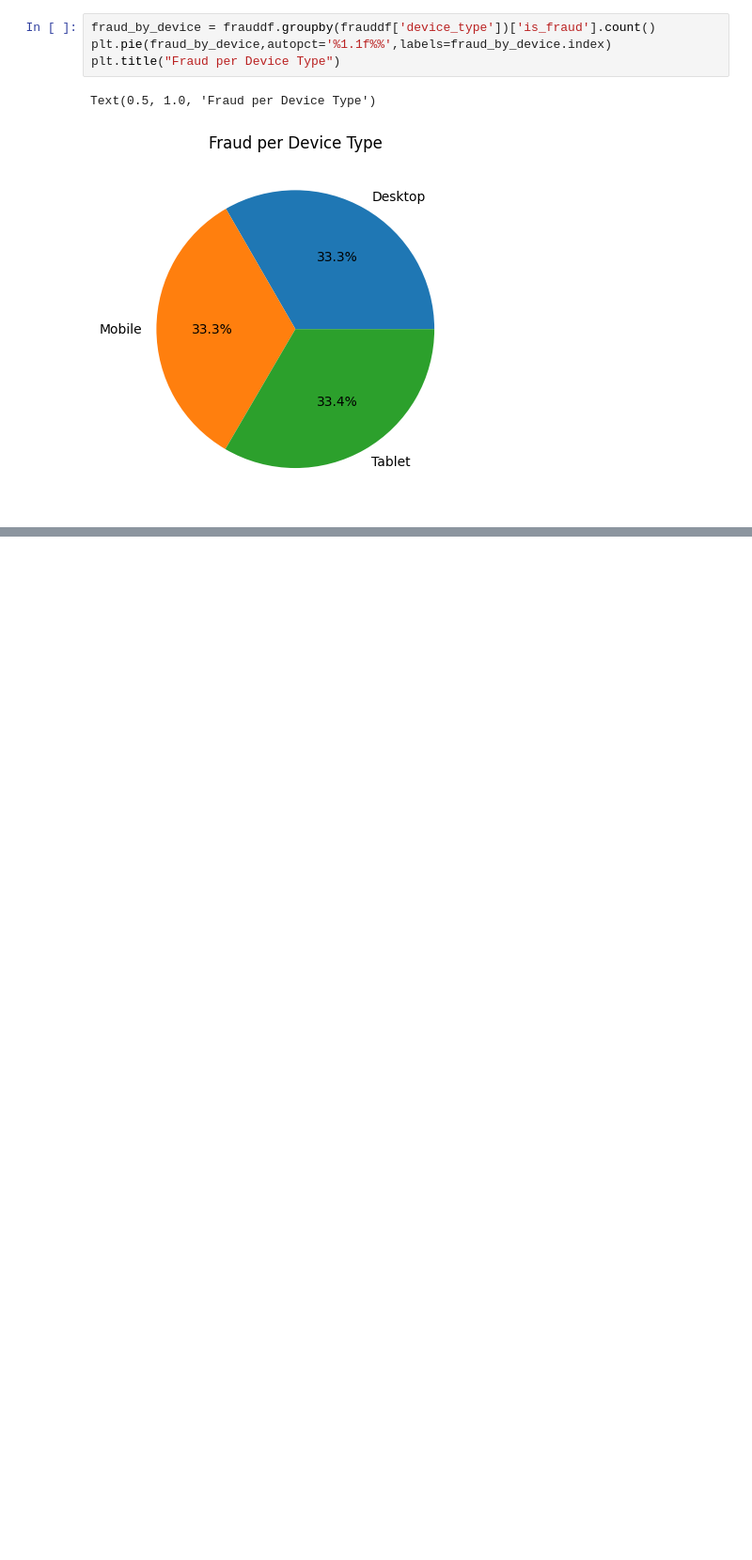
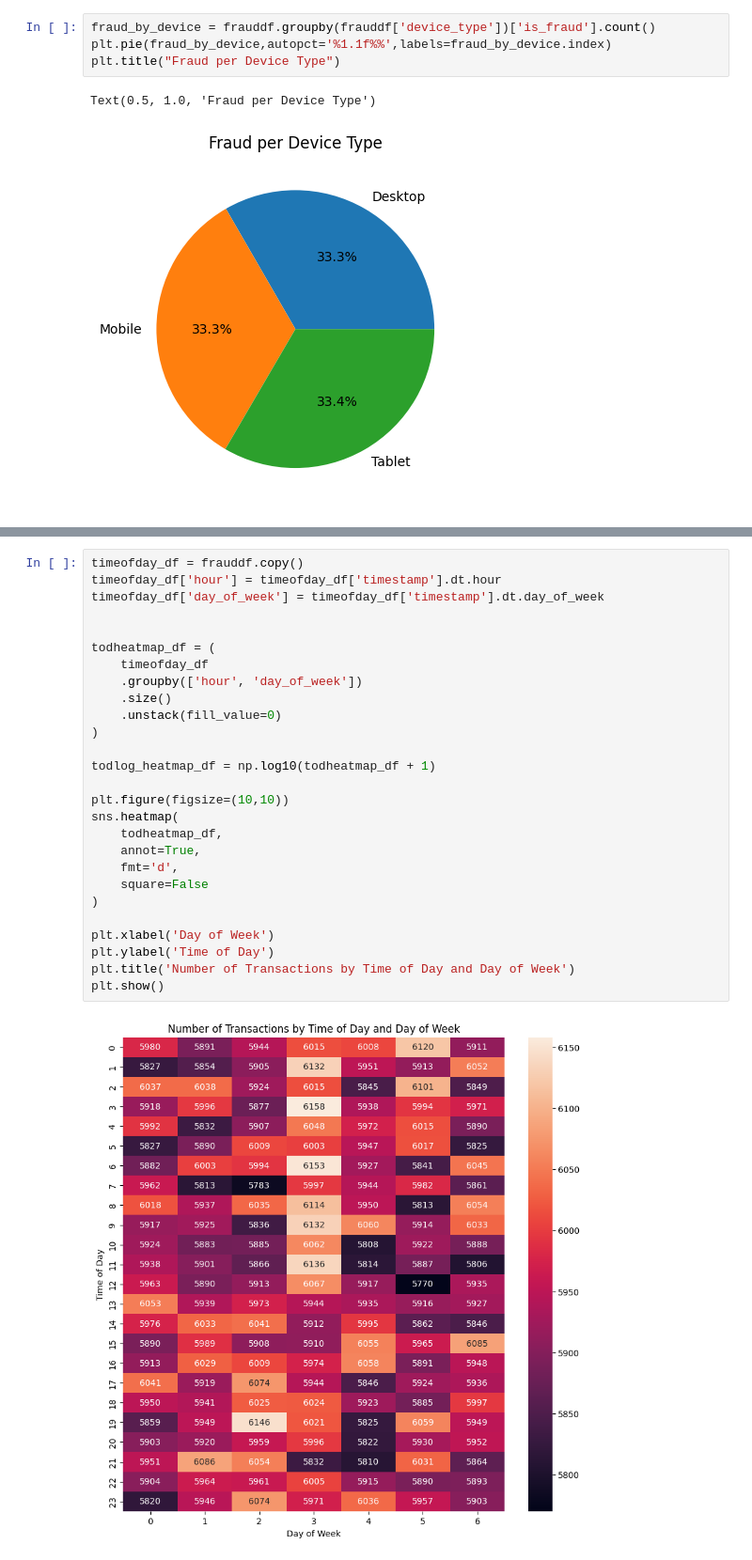
Before and after one commit to aashishraja/fraud-detection-project, a Jupyter notebook: notebooks/eda.ipynb, the cells around one changed output, grey strips where cells are left out. Shown at 94% size. Drawn from its saved outputs; the diff is of its cells as text; blank space fills up the shorter version.

```diff
--- a/notebooks/eda.ipynb
+++ b/notebooks/eda.ipynb
@@ -267,0 +234,29 @@ fraud_rate_quad
+# %%
+timeofday_df = frauddf.copy()
+timeofday_df['hour'] = timeofday_df['timestamp'].dt.hour
+timeofday_df['day_of_week'] = timeofday_df['timestamp'].dt.day_of_week
+
+
+todheatmap_df = (
+    timeofday_df
+    .groupby(['hour', 'day_of_week'])
+    .size()
+    .unstack(fill_value=0)
+)
+
+todlog_heatmap_df = np.log10(todheatmap_df + 1)
+
+plt.figure(figsize=(10,10))
+sns.heatmap(
+    todheatmap_df,
+    annot=True,
+    fmt='d',
+    square=False
+)
+
+plt.xlabel('Day of Week')
+plt.ylabel('Time of Day')
+plt.title('Number of Transactions by Time of Day and Day of Week')
+plt.show()
+# %% [output]
+[figure, added]
```
Also changed, not shown: parts of 12 cells of this notebook, 2 other files.
